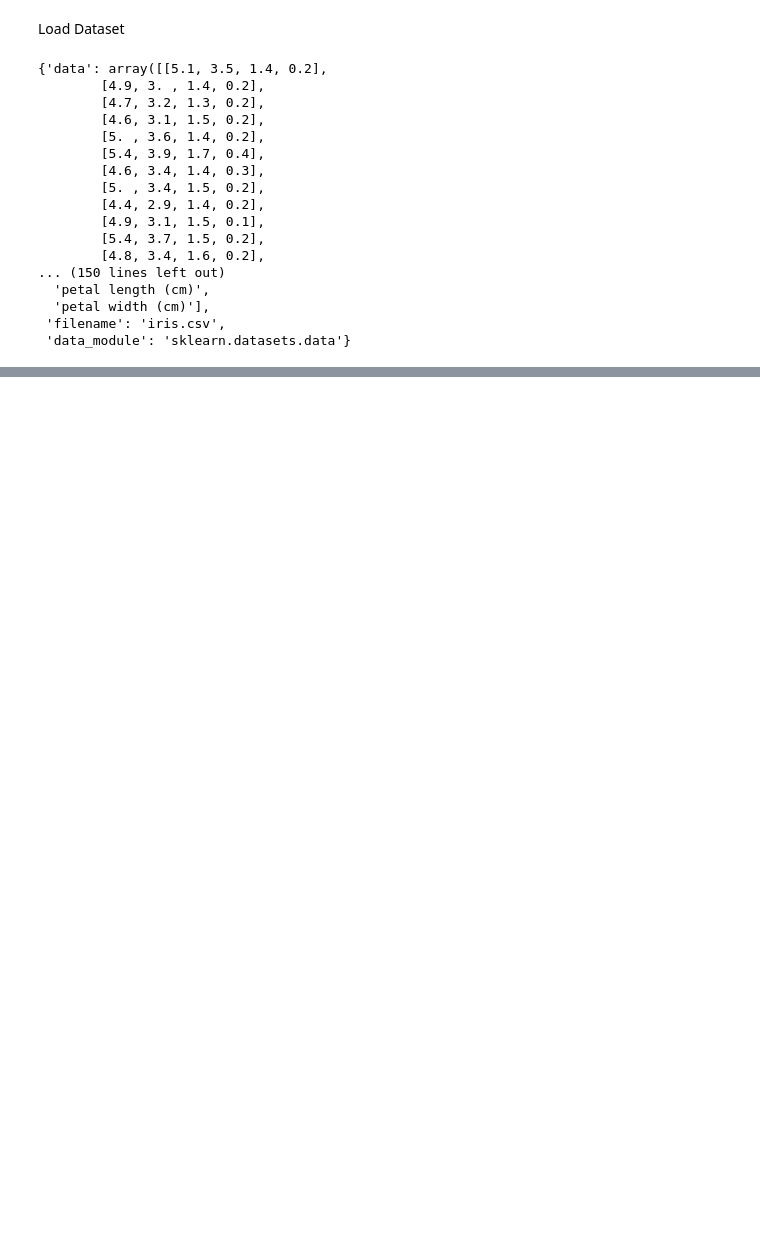
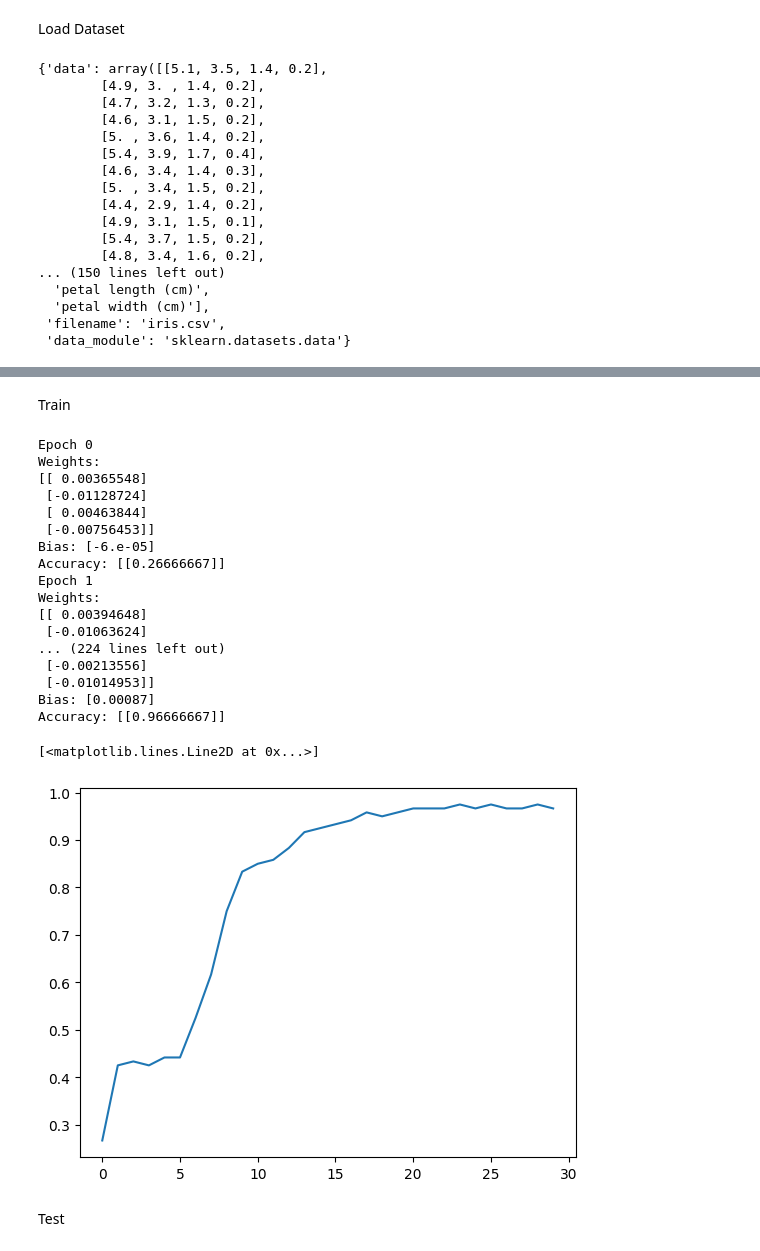
Before and after one commit to guilhermealvesc-finspaceai/mlp-estudos, a Jupyter notebook: layer.ipynb, the cells around one changed output, grey strips where cells are left out. Cells and saved outputs as stored; diff of their text form; code cells hidden in the pictures; blank space fills up the shorter version.

Commit message:
update layer

```diff
--- a/layer.ipynb
+++ b/layer.ipynb
@@ -26,4 +57,4 @@ iris
 # %%
-iris['target_setosa'] = (iris['target'] == 0).astype(int)
+iris['target'] = (iris['target'] == 0).astype(int)
 iris
 # %% [output]
@@ -61,11 +134,12 @@ import numpy as np
 
 class Layer():
   def __init__(self, n_in: int, n_out: int):
-    self.weights = np.random.randn(n_in, n_out)
-    self.bias = np.random.randn(n_out)
+    self.weights = np.random.randn(n_in, n_out) * 0.01
+    self.bias = np.zeros(n_out)
 
-  def forward(self, sample):
-    return np.array(sample).dot(self.weights) + self.bias
+  def forward(self, samples):
+    weighted_sum = samples.dot(self.weights) + self.bias
+    return self.activation(weighted_sum)
 
-  def activation(self, sample):
-    return [max(0, x) for item in sample for x in item]
+  def activation(self, value):
+    return (value >= 0).astype(int)
@@ -80,0 +146,64 @@ l.activation(l.forward(inp))
+# %% [markdown]
+Train
+# %%
+layer = Layer(4, 1)
+
+learning_rate = 0.00001
+xs = range(30)
+accuracies = []
+for epoch in xs:
+  print(f'Epoch {epoch}')
+  hits = 0
+  for i in range(len(train['data'])):
+    train_sample = train['data'][i].reshape(1, 4)
+    target_sample = train['target'][i]
+
+
+    prediction = layer.forward(train_sample)
+    # print('target_sample: ', target_sample)
+    # print('prediction: ', prediction)
+    error = target_sample - prediction
+    # print('error:', error)
+    # print('train_sample:', train_sample)
+
+    weight_update = learning_rate * error * train_sample
+
+    # print('layer.weights: ', layer.weights)
+    # print('layer.weights.shape: ', layer.weights.shape)
+    # print('layer.bias: ', layer.bias)
+    # print('layer.bias.shape: ', layer.bias.shape)
+
+    # print('weight_update: ', weight_update)
+    # print('weight_update.shape: ', weight_update.shape)
+
+    layer.weights += weight_update.T
+    layer.bias += learning_rate * error.reshape(-1)
+    hits += prediction == target_sample
+
+  accuracies.append((hits / len(train['data'])).reshape(-1)[0])
+
+  print(f'Weights: \n{layer.weights}\nBias: {layer.bias}')
+  print(f'Accuracy: {hits / len(train["data"])}')
+plt.plot(xs, accuracies)
+# %% [output]
+Epoch 0
+Weights:
+[[ 0.00365548]
+ [-0.01128724]
+ [ 0.00463844]
+ [-0.00756453]]
+Bias: [-6.e-05]
+Accuracy: [[0.26666667]]
+Epoch 1
+Weights:
+[[ 0.00394648]
+ [-0.01063624]
+... (224 lines left out)
+ [-0.00213556]
+ [-0.01014953]]
+Bias: [0.00087]
+Accuracy: [[0.96666667]]
+[<matplotlib.lines.Line2D at 0x...>]
+[figure, added]
+# %% [markdown]
+Test
```
Also changed, not shown: parts of 13 cells of this notebook.
